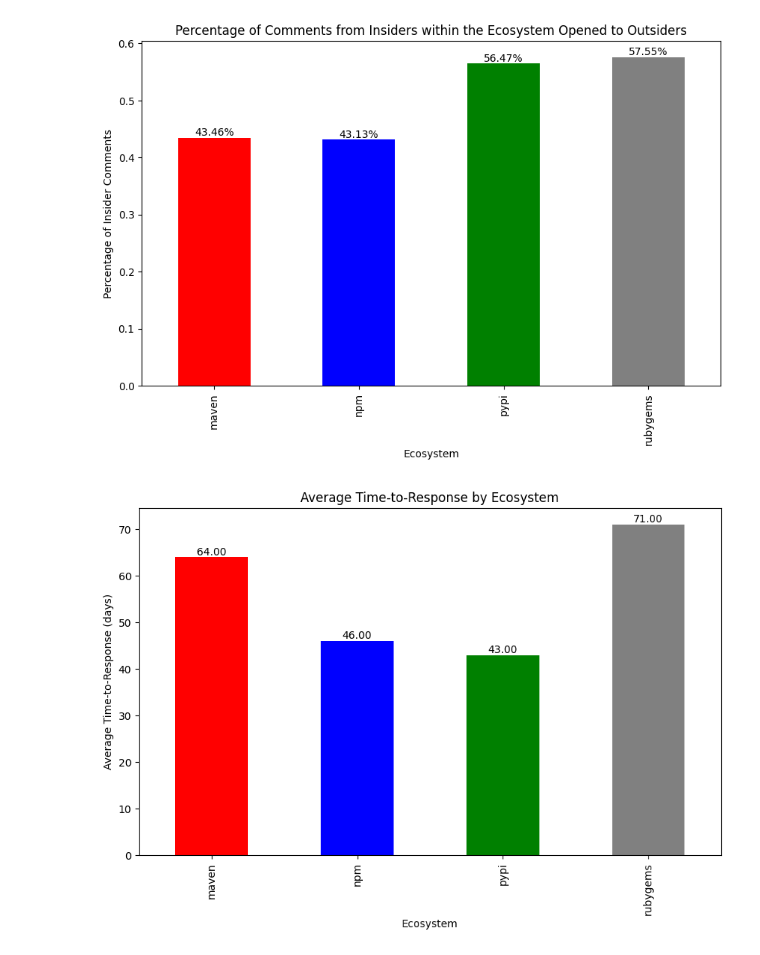
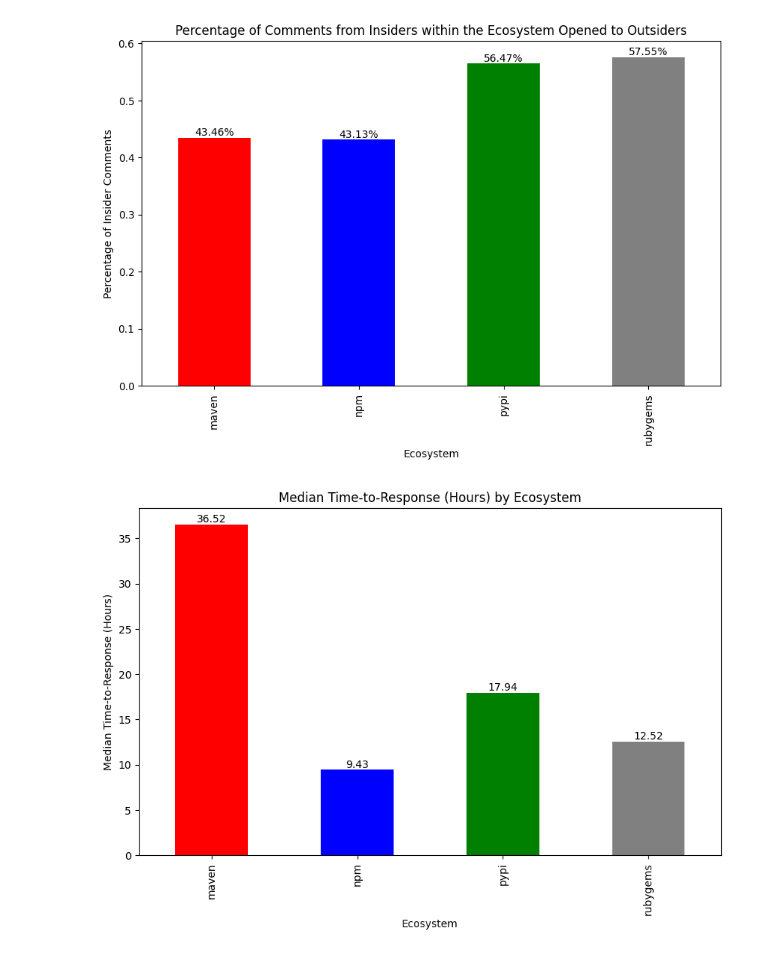
Before and after one commit to sauravgupta2800/Open-source-community-health, a Jupyter notebook: community_responsiveness.ipynb, the cells around one changed output. Cells and saved outputs as stored; diff of their text form; code cells hidden in the pictures.

Commit message:
charts are updated

```diff
--- a/community_responsiveness.ipynb
+++ b/community_responsiveness.ipynb
@@ -67,22 +64,24 @@ Percentage of issues with insider comments in rubygems: 57.55%
 # %%
 def calculate_average_time_to_response(group):
     group['created_at'] = pd.to_datetime(group['created_at'])
     group['reply_at'] = pd.to_datetime(group['reply_at'])
-    return (group['reply_at'] - group['created_at']).mean()
+    return (group['reply_at'] - group['created_at']).median()
 
 average_time_to_response_by_ecosystem = grouped_data.apply(calculate_average_time_to_response)
+
+average_time_to_response_by_ecosystem_hours = average_time_to_response_by_ecosystem / pd.Timedelta(hours=1)
 
 colors = ['red', 'blue', 'green', 'gray']
 
 plt.figure(figsize=(10, 6))
-ax = average_time_to_response_by_ecosystem.dt.days.plot(kind='bar', color=colors, label='Average Time-to-Response')
-plt.title('Average Time-to-Response by Ecosystem')
+ax = average_time_to_response_by_ecosystem_hours.plot(kind='bar', color=colors, label='Average Time-to-Response (Hours)')
+plt.title('Median Time-to-Response (Hours) by Ecosystem')
 plt.xlabel('Ecosystem')
-plt.ylabel('Average Time-to-Response (days)')
+plt.ylabel('Median Time-to-Response (Hours)')
 
-for index, value in enumerate(average_time_to_response_by_ecosystem.dt.days):
+for index, value in enumerate(average_time_to_response_by_ecosystem_hours):
     ax.text(index, value, f"{value:.2f}", ha='center', va='bottom')
 
 plt.show()
 # %% [output]
-[figure, old version]
+[figure, new version]
```
Also changed, not shown: parts of 1 cell of this notebook, 2 other files.
